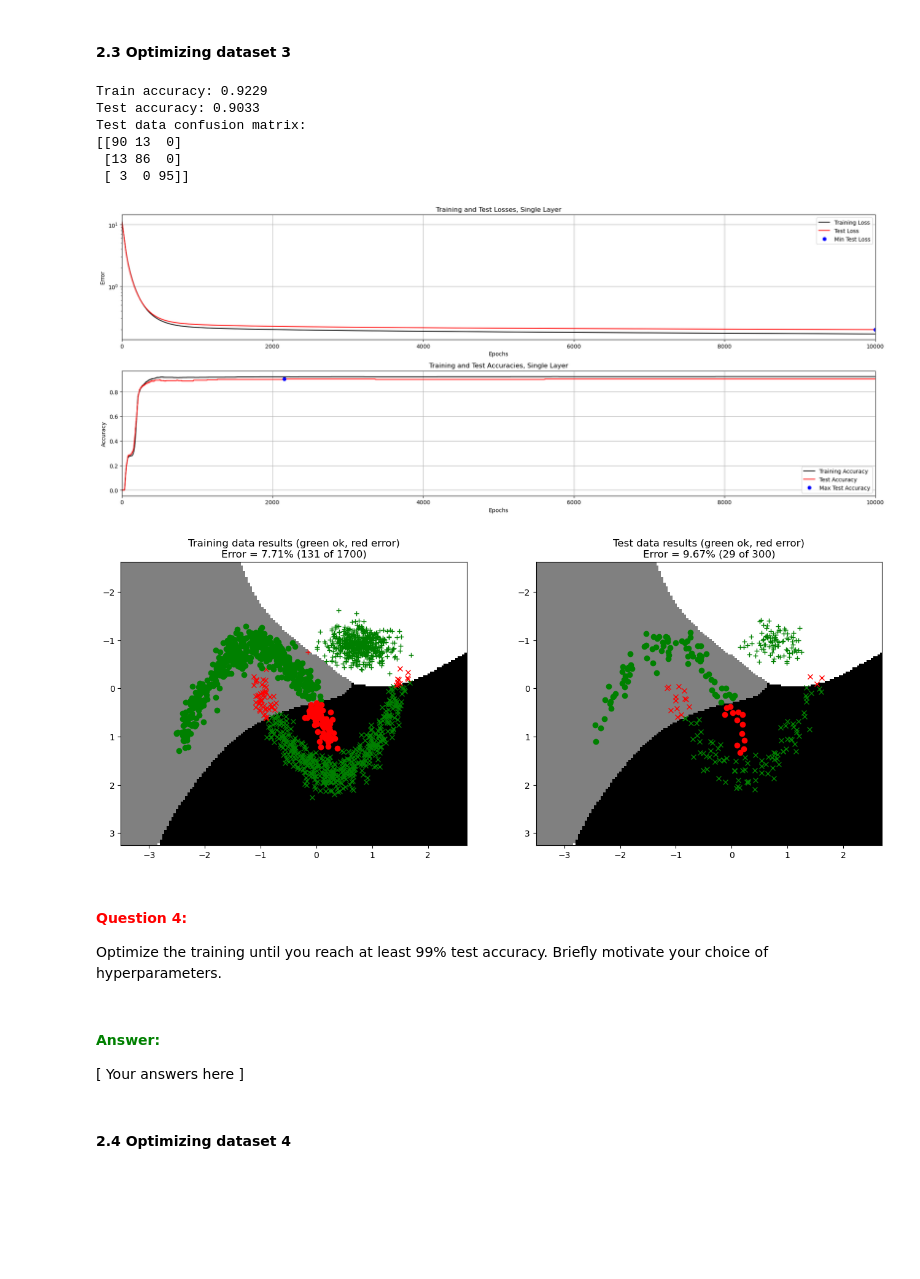
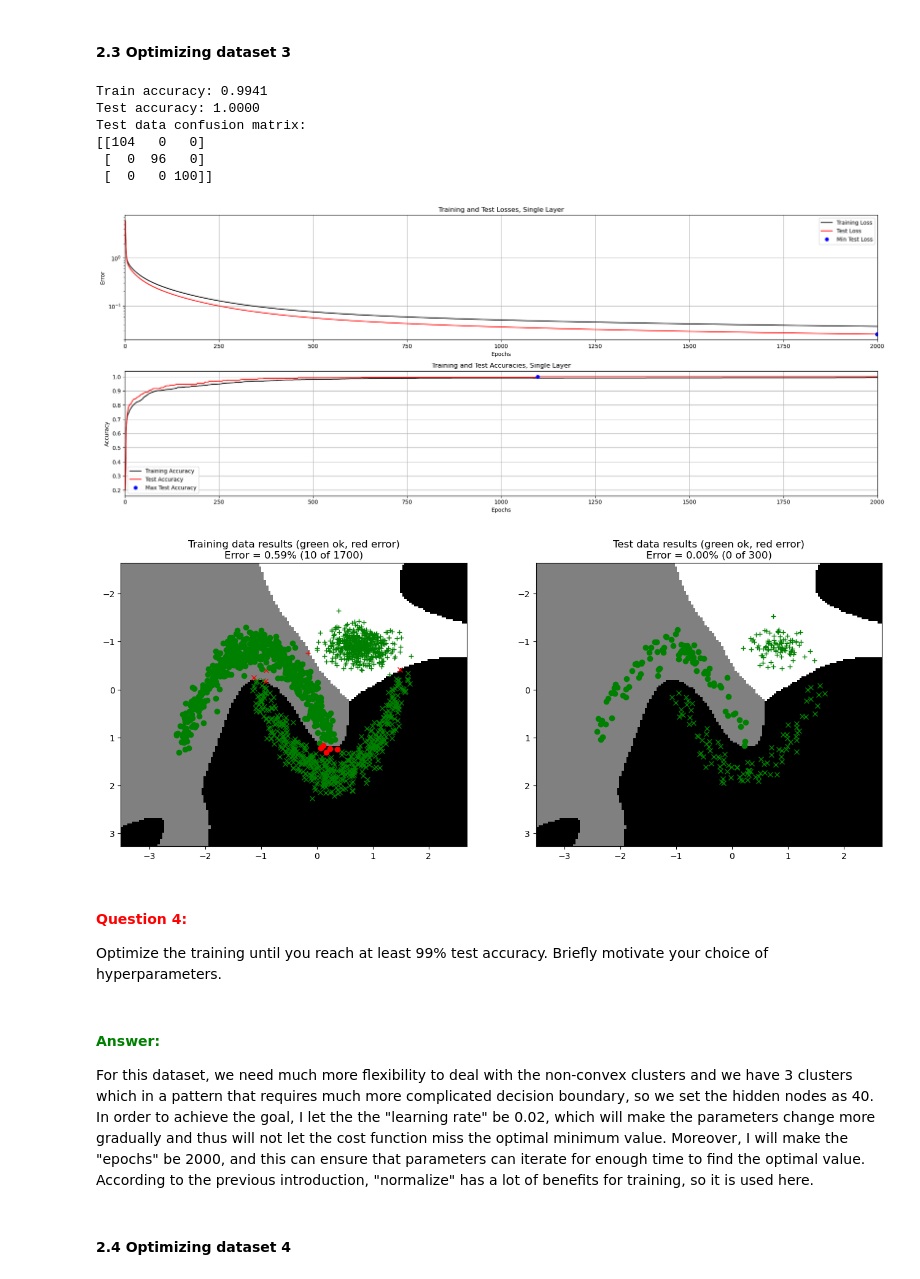
Before and after one commit to deaeB/732A55, a Jupyter notebook: A1_Supervised/main3_MultiLayer.ipynb, the cells around one changed output. Cells and saved outputs as stored; diff of their text form; code cells hidden in the pictures; blank space fills up the shorter version.

```diff
--- a/A1_Supervised/main3_MultiLayer.ipynb
+++ b/A1_Supervised/main3_MultiLayer.ipynb
@@ -438,36 +438,36 @@ Optimize the training until you reach at least 99% test accuracy. Briefly motiva
 # %%
 # --------------------------------------------
 # === Your code here =========================
 # --------------------------------------------
 nInputs  = 2
 nClasses = 3
-nHidden  = 10
+nHidden  = 40
 
 W1_0 = np.random.randn(2,nHidden)
 B1_0 = np.random.randn(1,nHidden)
 W2_0 = np.random.randn(nHidden,3)
 B2_0 = np.random.randn(1,3)
 
-params = {"epochs": 10000, "learningRate": 0.001, "normalize": True, "useTanhOutput": False}
+params = {"epochs": 2000, "learningRate": 0.02, "normalize": True, "useTanhOutput": True}
 # ============================================
 
 trainMultiLayerOnDataset(3, 0.15, W1_0, B1_0, W2_0, B2_0, params)
 # %% [output]
-Train accuracy: 0.9229
-Test accuracy: 0.9033
+Train accuracy: 0.9941
+Test accuracy: 1.0000
 Test data confusion matrix:
-[[90 13  0]
- [13 86  0]
- [ 3  0 95]]
+[[104   0   0]
+ [  0  96   0]
+ [  0   0 100]]
-[figure, old version]
+[figure, new version]
-[figure, old version]
+[figure, new version]
 # %% [markdown]
 #### **<span style="color:red">Question 4:</span>**
 
 Optimize the training until you reach at least 99% test accuracy. Briefly motivate your choice of hyperparameters.
-# %% [markdown]
-#### **<span style="color:green">Answer:</span>**
-
-\[ Your answers here \]
+# %% [markdown]
+#### **<span style="color:green">Answer:</span>**
+
+For this dataset, we need much more flexibility to deal with the non-convex clusters and we have 3 clusters which in a pattern that requires much more complicated decision boundary, so we set the hidden nodes as 40. In order to achieve the goal, I let the the "learning rate" be 0.02, which will make the parameters change more gradually and thus will not let the cost function miss the optimal minimum value. Moreover, I will make the "epochs" be 2000, and this can ensure that parameters can iterate for enough time to find the optimal value. According to the previous introduction, "normalize" has a lot of benefits for training, so it is used here.
 # %% [markdown]
 #### **2.4 Optimizing dataset 4**
```
Also changed, not shown: parts of 12 cells of this notebook.
